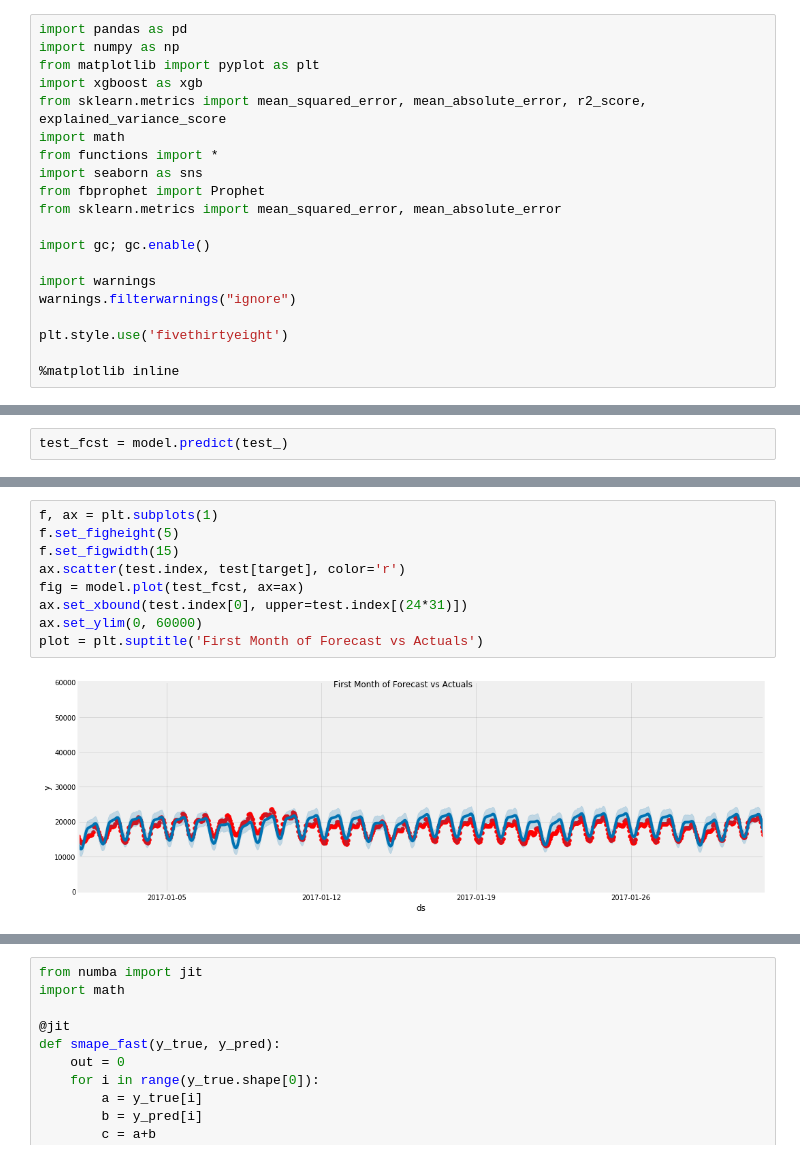
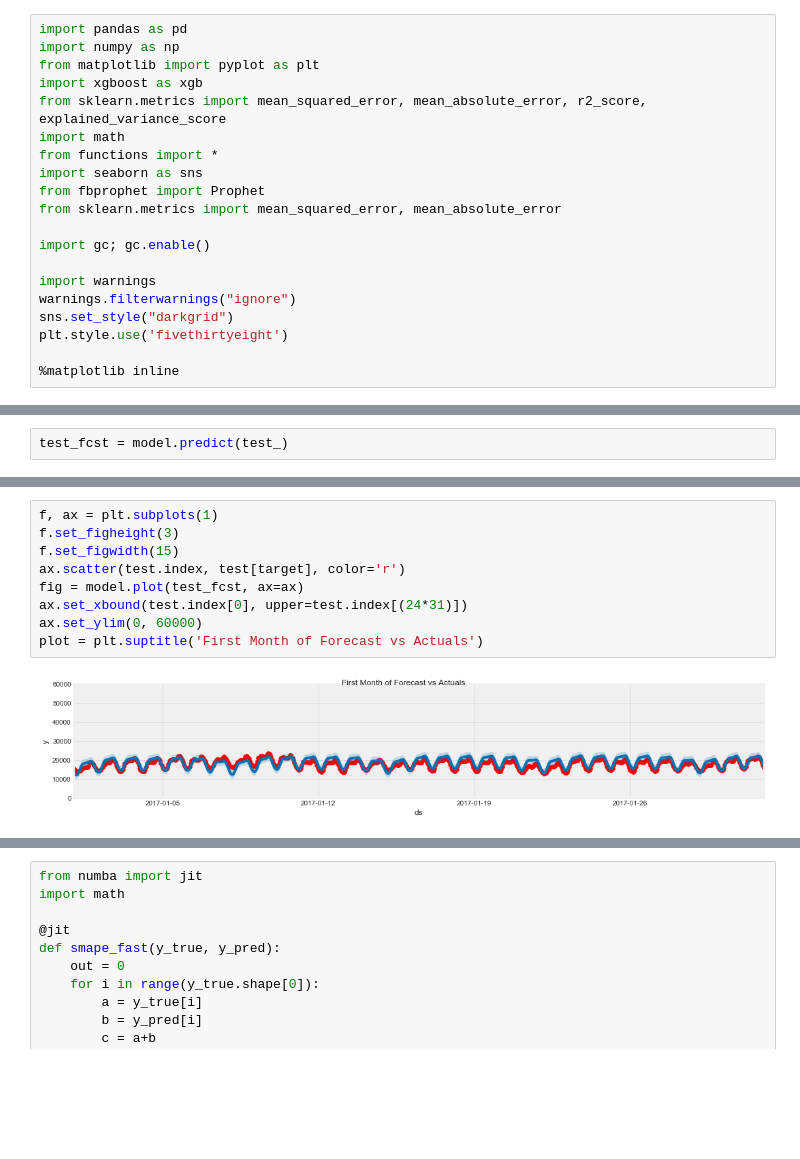
Before and after one commit to dmart49/nyiso_project, a Jupyter notebook: prophet.ipynb, the cells around one changed output, grey strips where cells are left out. Saved outputs shown, nothing was run; the diff lists cells and outputs as text; blank space fills up the shorter version.

```diff
--- a/prophet.ipynb
+++ b/prophet.ipynb
@@ -14,7 +14,7 @@ import gc; gc.enable()
 
 import warnings
 warnings.filterwarnings("ignore")
-
+sns.set_style("darkgrid")
 plt.style.use('fivethirtyeight')
 
 %matplotlib inline
@@ -161,13 +161,13 @@ fig = model.plot(test_fcst, ax=ax)
 # %%
 f, ax = plt.subplots(1)
-f.set_figheight(5)
+f.set_figheight(3)
 f.set_figwidth(15)
 ax.scatter(test.index, test[target], color='r')
 fig = model.plot(test_fcst, ax=ax)
 ax.set_xbound(test.index[0], upper=test.index[(24*31)])
 ax.set_ylim(0, 60000)
 plot = plt.suptitle('First Month of Forecast vs Actuals')
 # %% [output]
-[figure, old version]
+[figure, new version]
 # %%
 f, ax = plt.subplots(1)
```
Also changed, not shown: parts of 14 cells of this notebook, 1 other file.
